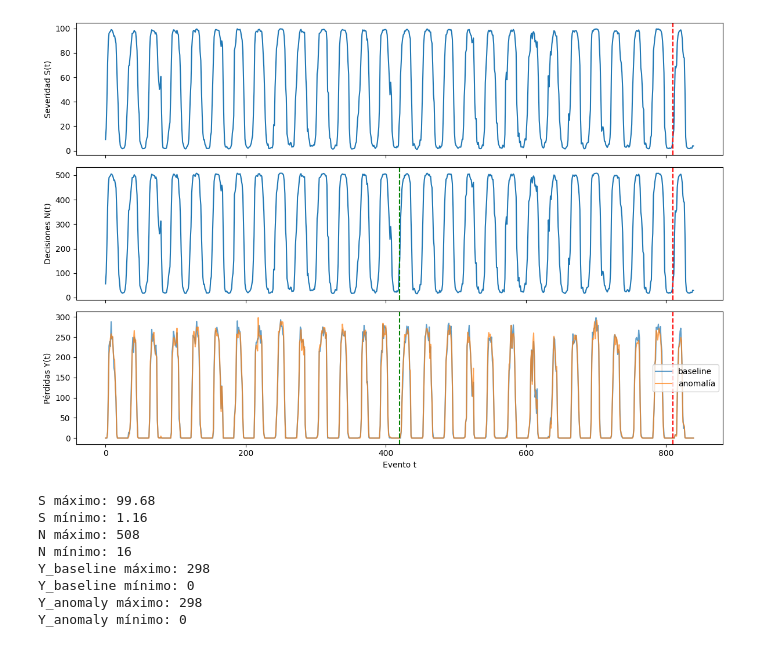
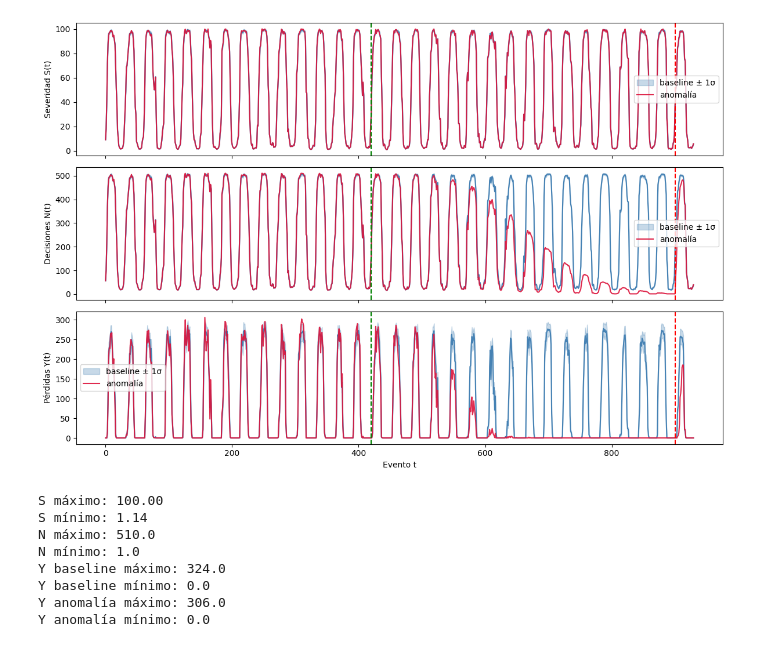
Before and after one commit to echeverriajosejavier-lab/garalen_variance, a Jupyter notebook: notebooks/examination.ipynb, the cells around one changed output. Drawn from its saved outputs; the diff is of its cells as text; code cells hidden in the pictures.

```diff
--- a/notebooks/examination.ipynb
+++ b/notebooks/examination.ipynb
@@ -8,51 +8,70 @@ from scipy.signal import find_peaks
 # %%
 config = ModelConfig()
 result = run_simulation(config)
 
 t = np.arange(config.n_periods)
 
-fig, axes = plt.subplots(3, 1, figsize = (12, 8), sharex = True)
+fig, axes = plt.subplots(3, 1, figsize=(12, 8), sharex=True)
 
-axes[0].plot(t, result.S)
+# Severidad
+S_baseline = result.S[:, 1:]
+S_mean = S_baseline.mean(axis=1)
+S_std = S_baseline.std(axis=1)
+axes[0].fill_between(t, S_mean - S_std, S_mean + S_std, alpha=0.3, color="steelblue", label="baseline ± 1σ")
+axes[0].plot(t, S_mean, color="steelblue", linewidth=1.5)
+axes[0].plot(t, result.S[:, 0], color="crimson", alpha=0.9, label="anomalía")
+axes[0].axvline(config.t_star, color="red", linestyle="--")
+axes[0].axvline(config.past, color="green", linestyle="--")
 axes[0].set_ylabel("Severidad S(t)")
-axes[0].axvline(config.t_star, color="red", linestyle="--", label="t_star")
+axes[0].legend()
+
+# Decisiones
+N_baseline = result.N[:, 1:]
+N_mean = N_baseline.mean(axis=1)
+N_std = N_baseline.std(axis=1)
+axes[1].fill_between(t, N_mean - N_std, N_mean + N_std, alpha=0.3, color="steelblue", label="baseline ± 1σ")
+axes[1].plot(t, N_mean, color="steelblue", linewidth=1.5)
+axes[1].plot(t, result.N[:, 0], color="crimson", alpha=0.9, label="anomalía")
+axes[1].axvline(config.t_star, color="red", linestyle="--")
 axes[1].axvline(config.past, color="green", linestyle="--")
+axes[1].set_ylabel("Decisiones N(t)")
+axes[1].legend()
 
-axes[1].plot(t, result.N)
-axes[1].set_ylabel("Decisiones N(t)")
-axes[1].axvline(config.t_star, color="red", linestyle="--", label="t_star")
-axes[1].axvline(config.past, color="green", linestyle="--")
-
-axes[2].plot(t, result.Y_baseline, label="baseline", alpha=0.7)
-axes[2].plot(t, result.Y_anomaly, label="anomalía", alpha=0.7)
-axes[2].set_ylabel("Pérdidas Y(t)")
+# Pérdidas
+Y_baseline = result.Y[:, 1:]
+Y_mean = Y_baseline.mean(axis=1)
+Y_std = Y_baseline.std(axis=1)
+axes[2].fill_between(t, Y_mean - Y_std, Y_mean + Y_std, alpha=0.3, color="steelblue", label="baseline ± 1σ")
+axes[2].plot(t, Y_mean, color="steelblue", linewidth=1.5)
+axes[2].plot(t, result.Y[:, 0], color="crimson", alpha=0.9, label="anomalía")
 axes[2].axvline(config.t_star, color="red", linestyle="--")
 axes[2].axvline(config.past, color="green", linestyle="--")
+axes[2].set_ylabel("Pérdidas Y(t)")
 axes[2].legend()
 
 axes[2].set_xlabel("Evento t")
 plt.tight_layout()
 plt.show()
 # %% [output]
-[figure, old version]
+[figure, new version]
 # %%
 print(f"S máximo: {result.S.max():.2f}")
 print(f"S mínimo: {result.S.min():.2f}")
 print(f"N máximo: {result.N.max()}")
 print(f"N mínimo: {result.N.min()}")
-print(f"Y_baseline máximo: {result.Y_baseline.max()}")
-print(f"Y_baseline mínimo: {result.Y_baseline.min()}")
-print(f"Y_anomaly máximo: {result.Y_anomaly.max()}")
-print(f"Y_anomaly mínimo: {result.Y_anomaly.min()}")
+print(f"Y baseline máximo: {result.Y[:, 1:].max()}")
+print(f"Y baseline mínimo: {result.Y[:, 1:].min()}")
+print(f"Y anomalía máximo: {result.Y[:, 0].max()}")
+print(f"Y anomalía mínimo: {result.Y[:, 0].min()}")
 # %% [output]
-S máximo: 99.68
-S mínimo: 1.16
-N máximo: 508
-N mínimo: 16
-Y_baseline máximo: 298
-Y_baseline mínimo: 0
-Y_anomaly máximo: 298
-Y_anomaly mínimo: 0
+S máximo: 100.00
+S mínimo: 1.14
+N máximo: 510.0
+N mínimo: 1.0
+Y baseline máximo: 324.0
+Y baseline mínimo: 0.0
+Y anomalía máximo: 306.0
+Y anomalía mínimo: 0.0
 # %%
 from garalen.losses import _sigmoid
 
```
Also changed, not shown: parts of 12 cells of this notebook.
